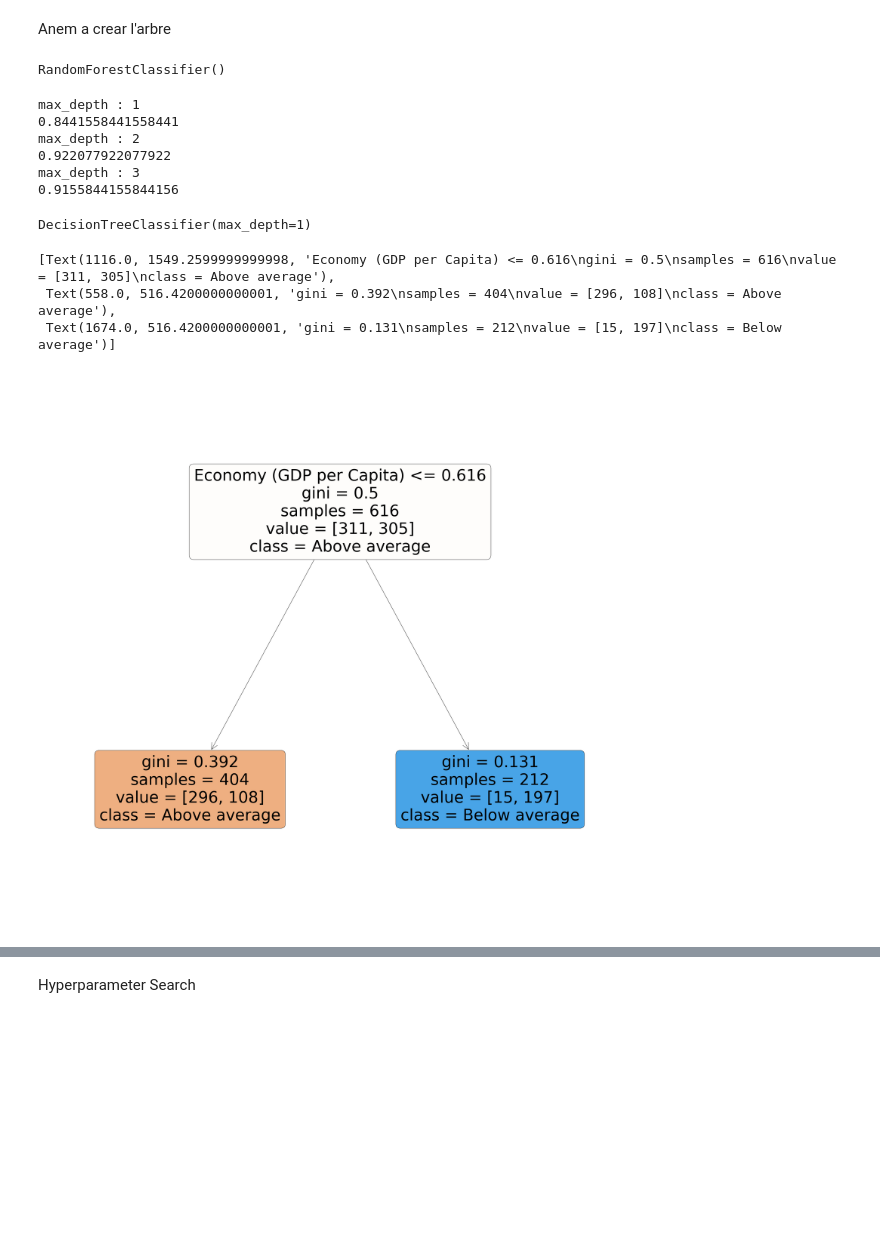
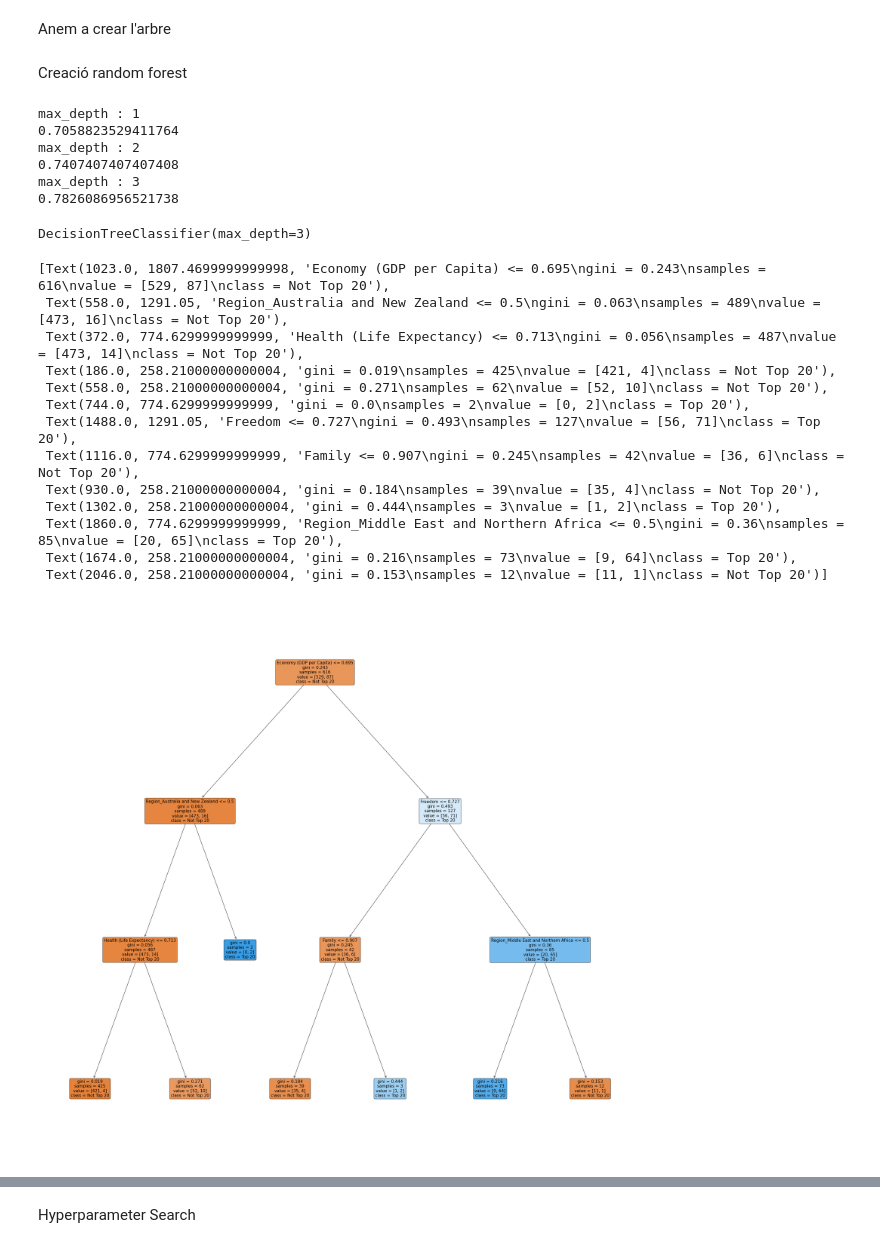
Before and after one commit to noajaneroliver/CasKaggle, a Jupyter notebook: WorldHapinessReport.ipynb, the cells around one changed output, grey strips where cells are left out. Drawn from its saved outputs; the diff is of its cells as text; code cells hidden in the pictures; blank space fills up the shorter version.

```diff
--- a/WorldHapinessReport.ipynb
+++ b/WorldHapinessReport.ipynb
@@ -256,0 +277,3 @@ target = df['Happiness Rank']
+# %%
+target = list(target)
+df.corr().abs()['Happiness Rank'].sort_values(ascending = False)
@@ -285,50 +343,59 @@ caracteristiques = df.columns
 x_train = df[list(caracteristiques)][:percentatge]
 y_train = target[:percentatge]
 
-x_test = df[list(caract)][percentatge:]
+x_test = df[list(caracteristiques)][percentatge:]
 y_test = target[percentatge:]
 
 
 scaler = MinMaxScaler()
 x_train = scaler.fit_transform(x_train)
 x_test = scaler.transform(x_test)
+# %% [markdown]
+Creació random forest
 # %%
-rf_classifier = RandomForestClassifier()
-rf_classifier.fit(x_train,y_train)
+#rf_classifier = RandomForestClassifier()
+#rf_classifier.fit(x_train,y_train)
-# %% [output]
-RandomForestClassifier()
 # %%
-accuracies = []
-for i in np.arange(1,4): #Want to make it read-able, so beyond 4 is too much
+scores = []
+for i in np.arange(1,4): #Want to make it read-able
     max_depth = i
     print('max_depth :', i)
     dt_classifier = DecisionTreeClassifier(max_depth = max_depth)
     dt_classifier.fit(x_train,y_train)
     pred = dt_classifier.predict(x_test)
-    print(accuracy_score(y_true = y_test, y_pred = pred))
-    accuracies.append(accuracy_score(y_true = y_test, y_pred = pred))
+    score = f1_score(y_true = y_test, y_pred = pred)
+    print(score)
+    scores.append(score)
 
-best = np.max(accuracies)
-best_depth = np.where(accuracies == best)[0][0]
+best = np.max(scores)
+best_depth = np.where(scores == best)[0][0]
 
-dt_classifier = DecisionTreeClassifier(max_depth = best_depth)
+dt_classifier = DecisionTreeClassifier(max_depth = best_depth+1)
 dt_classifier.fit(x_train,y_train)
 # %% [output]
 max_depth : 1
-0.8441558441558441
+0.7058823529411764
 max_depth : 2
-0.922077922077922
+0.7407407407407408
 max_depth : 3
-0.9155844155844156
+0.7826086956521738
-DecisionTreeClassifier(max_depth=1)
+DecisionTreeClassifier(max_depth=3)
 # %%
-from sklearn.tree import plot_tree
-import matplotlib.pyplot as plt
 plt.figure(figsize=(40,38))
-plot_tree(dt_classifier, feature_names = caract, class_names = ['Above average', 'Below average'],  # 0 -> not top 50, 1 -> top 50
+plot_tree(dt_classifier, feature_names = caracteristiques, class_names = ['Not Top 20', 'Top 20'],  # 0 -> not top 25, 1 -> top 25
           filled=True, rounded = True)
 # %% [output]
-[Text(1116.0, 1549.2599999999998, 'Economy (GDP per Capita) <= 0.616\ngini = 0.5\nsamples = 616\nvalue = [311, 305]\nclass = Above average'),
- Text(558.0, 516.4200000000001, 'gini = 0.392\nsamples = 404\nvalue = [296, 108]\nclass = Above average'),
- Text(1674.0, 516.4200000000001, 'gini = 0.131\nsamples = 212\nvalue = [15, 197]\nclass = Below average')]
+[Text(1023.0, 1807.4699999999998, 'Economy (GDP per Capita) <= 0.695\ngini = 0.243\nsamples = 616\nvalue = [529, 87]\nclass = Not Top 20'),
+ Text(558.0, 1291.05, 'Region_Australia and New Zealand <= 0.5\ngini = 0.063\nsamples = 489\nvalue = [473, 16]\nclass = Not Top 20'),
+ Text(372.0, 774.6299999999999, 'Health (Life Expectancy) <= 0.713\ngini = 0.056\nsamples = 487\nvalue = [473, 14]\nclass = Not Top 20'),
+ Text(186.0, 258.21000000000004, 'gini = 0.019\nsamples = 425\nvalue = [421, 4]\nclass = Not Top 20'),
+ Text(558.0, 258.21000000000004, 'gini = 0.271\nsamples = 62\nvalue = [52, 10]\nclass = Not Top 20'),
+ Text(744.0, 774.6299999999999, 'gini = 0.0\nsamples = 2\nvalue = [0, 2]\nclass = Top 20'),
+ Text(1488.0, 1291.05, 'Freedom <= 0.727\ngini = 0.493\nsamples = 127\nvalue = [56, 71]\nclass = Top 20'),
+ Text(1116.0, 774.6299999999999, 'Family <= 0.907\ngini = 0.245\nsamples = 42\nvalue = [36, 6]\nclass = Not Top 20'),
+ Text(930.0, 258.21000000000004, 'gini = 0.184\nsamples = 39\nvalue = [35, 4]\nclass = Not Top 20'),
+ Text(1302.0, 258.21000000000004, 'gini = 0.444\nsamples = 3\nvalue = [1, 2]\nclass = Top 20'),
+ Text(1860.0, 774.6299999999999, 'Region_Middle East and Northern Africa <= 0.5\ngini = 0.36\nsamples = 85\nvalue = [20, 65]\nclass = Top 20'),
+ Text(1674.0, 258.21000000000004, 'gini = 0.216\nsamples = 73\nvalue = [9, 64]\nclass = Top 20'),
+ Text(2046.0, 258.21000000000004, 'gini = 0.153\nsamples = 12\nvalue = [11, 1]\nclass = Not Top 20')]
-[figure, old version]
+[figure, new version]
```
Also changed, not shown: parts of 36 cells of this notebook.
